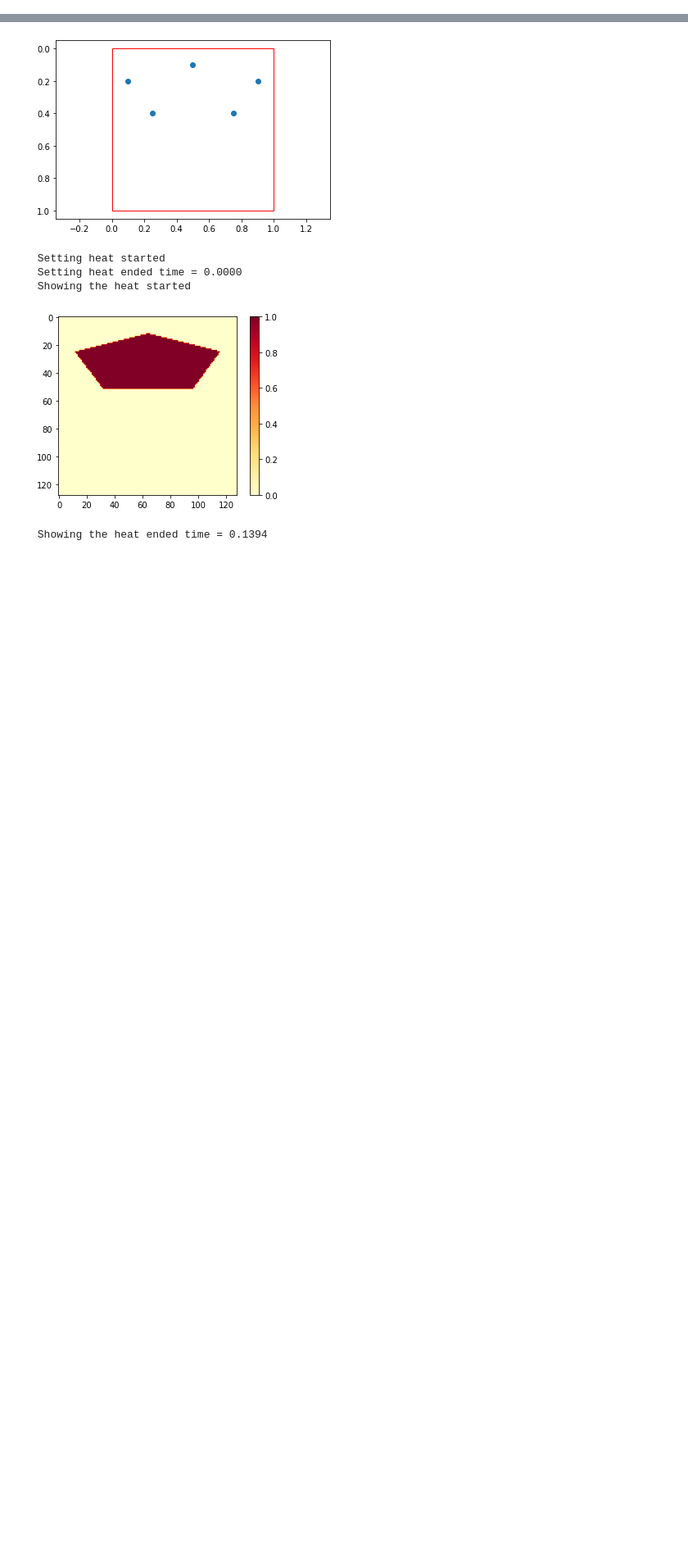
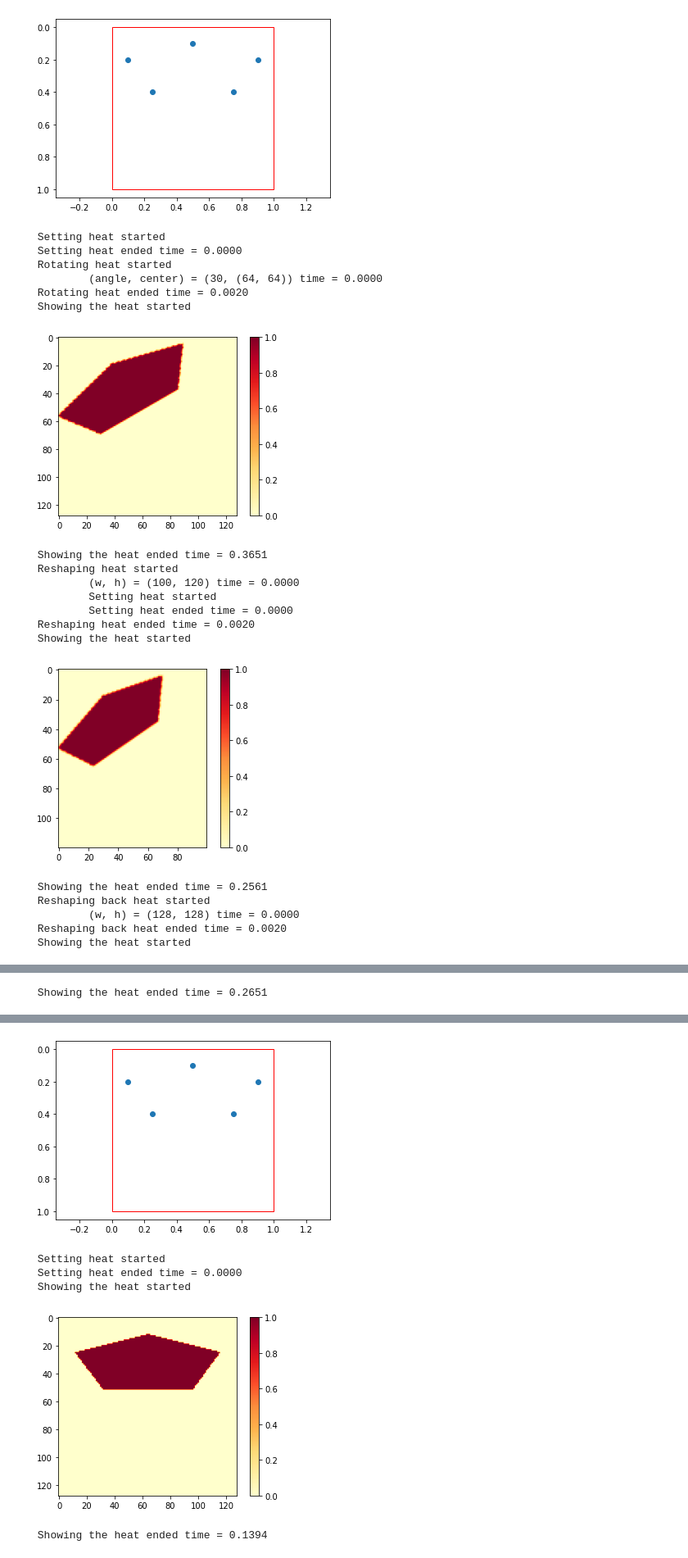
Before and after one commit to bateni1380/landpy, a Jupyter notebook: CodeFlow.ipynb, the cells around one changed output, grey strips where cells are left out. Shown at 82% size. Saved outputs shown, nothing was run; the diff lists cells and outputs as text; code cells hidden in the pictures; blank space fills up the shorter version.

Commit message:
rotate and reshape completed in heatland.

```diff
--- a/CodeFlow.ipynb
+++ b/CodeFlow.ipynb
@@ -8,3 +8,40 @@ from PIL import Image
 import numpy as np
 import time
 import matplotlib.pylab as plt
+# %%
+from landpy import MarksLand, Debugger
+
+import numpy as np
+debugger = Debugger(debug=True, textual_debug=True, visual_debug=False, categories=['HeatLand'])
+marks = np.array([(0.1,0.2), (0.5,0.1), (0.9,0.2), (0.75,0.4), (0.25,0.4)])
+land1 = MarksLand(marks, debugger=debugger)
+land1.show()
+heat = land1.to_heat()
+heat.rotate(30)
+heat.show()
+heat.reshape((100,120))
+heat.show()
+heat.retrace()
+heat.show()
+# %% [output]
+[figure, added]
+ Setting heat started
+ Setting heat ended time = 0.0000
+ Rotating heat started
+         (angle, center) = (30, (64, 64)) time = 0.0000
+ Rotating heat ended time = 0.0020
+ Showing the heat started
+[figure, added]
+ Showing the heat ended time = 0.3651
+ Reshaping heat started
+         (w, h) = (100, 120) time = 0.0000
+         Setting heat started
+         Setting heat ended time = 0.0000
+ Reshaping heat ended time = 0.0020
+ Showing the heat started
+[figure, added]
+ Showing the heat ended time = 0.2561
+ Reshaping back heat started
+         (w, h) = (128, 128) time = 0.0000
+ Reshaping back heat ended time = 0.0020
+ Showing the heat started
@@ -10,0 +49 @@ import matplotlib.pylab as plt
+ Showing the heat ended time = 0.2651
```
Also changed, not shown: parts of 3 cells of this notebook, 2 other files.
